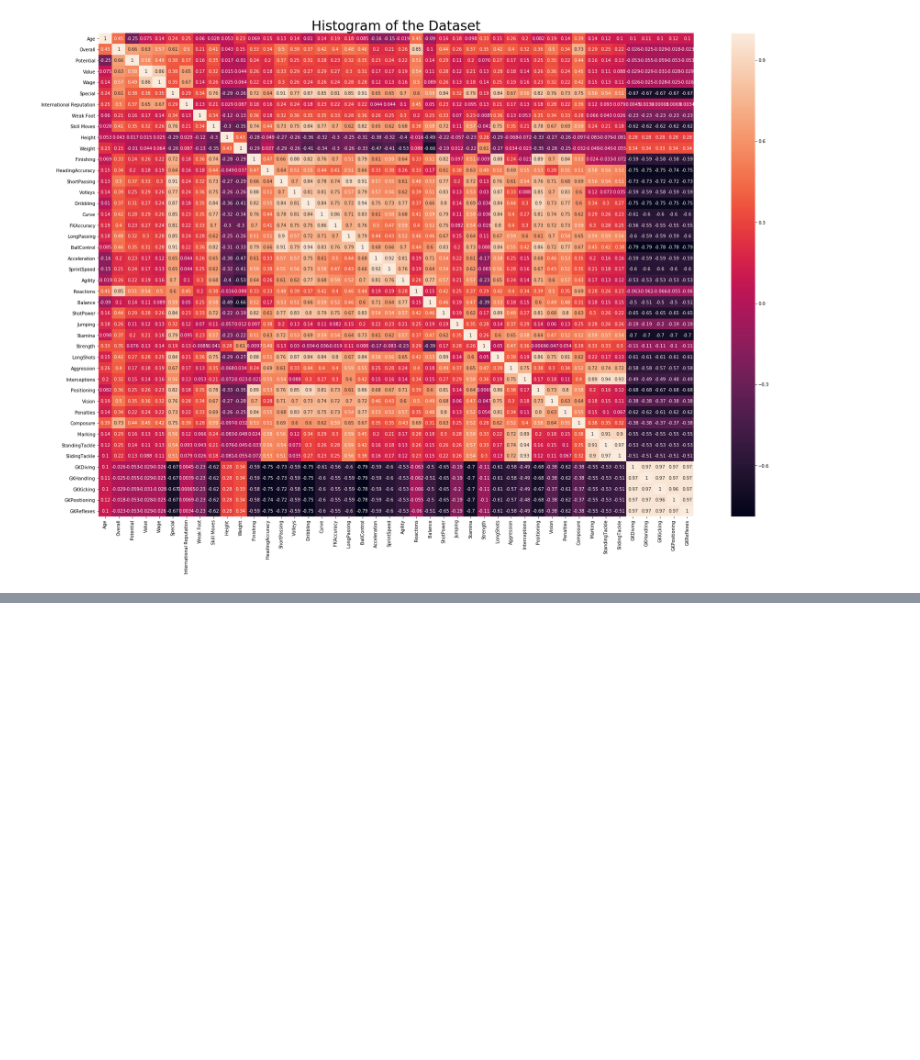
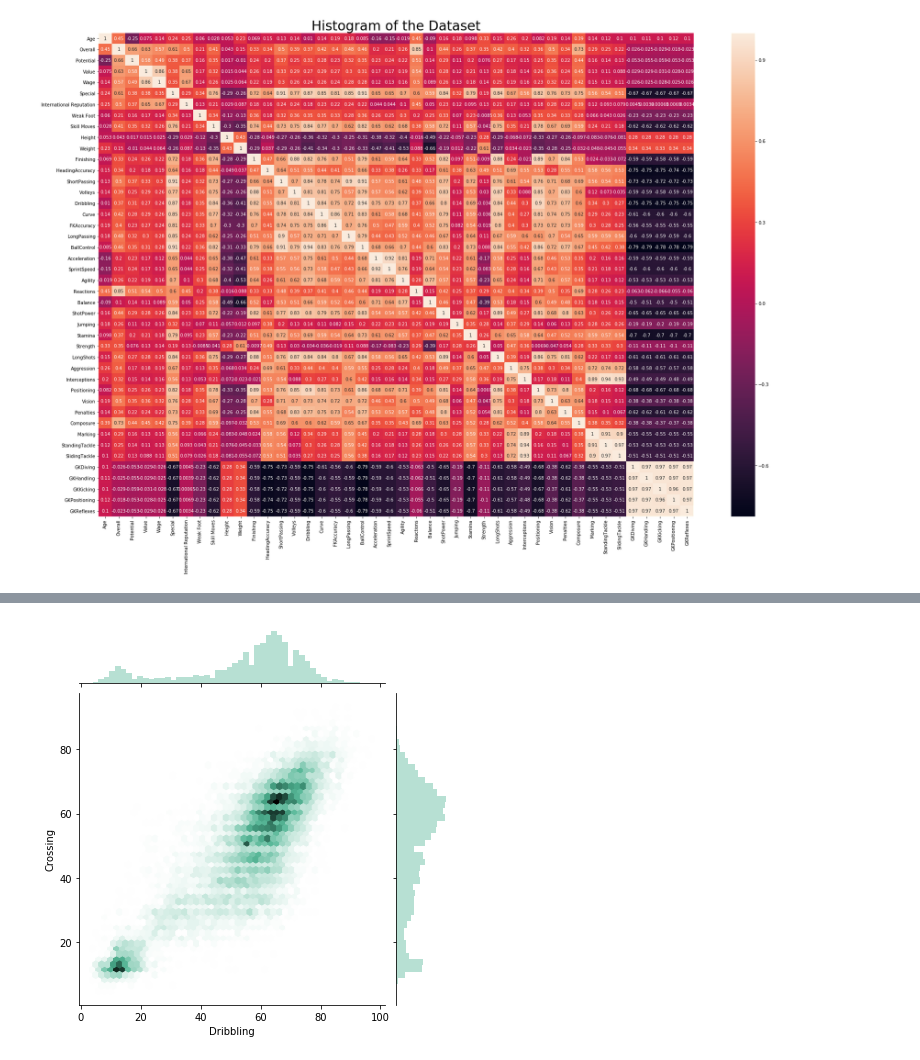
Before and after one commit to tgey/HubNotebooks, a Jupyter notebook: jupyter/notebooks/eda/fifa_eda.ipynb, the cells around one changed output, grey strips where cells are left out. Cells and saved outputs as stored; diff of their text form; code cells hidden in the pictures; blank space fills up the shorter version.

```diff
--- a/jupyter/notebooks/eda/fifa_eda.ipynb
+++ b/jupyter/notebooks/eda/fifa_eda.ipynb
@@ -393,0 +414,4 @@ scatter_matrix(data[attributes], figsize=(16, 8))
+# %%
+sns.jointplot(x=data['Dribbling'], y=data['Crossing'], kind="hex", color="#4CB391");
+# %% [output]
+[figure, added]
```
Also changed, not shown: parts of 11 cells of this notebook, 6 other files.
